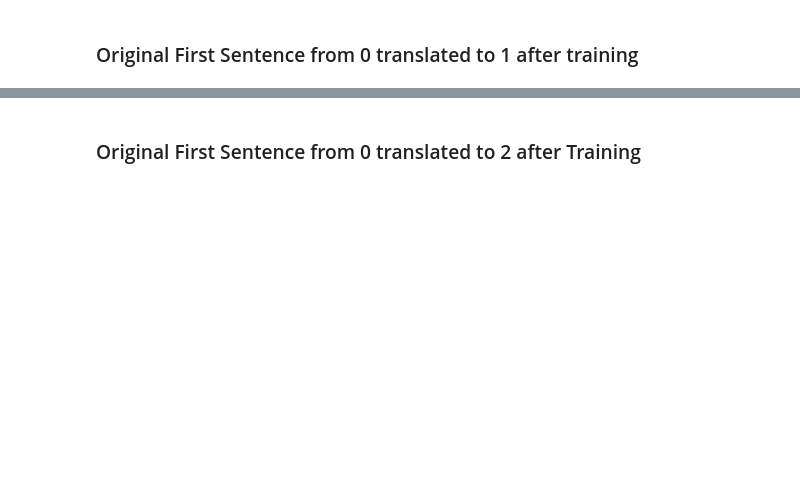
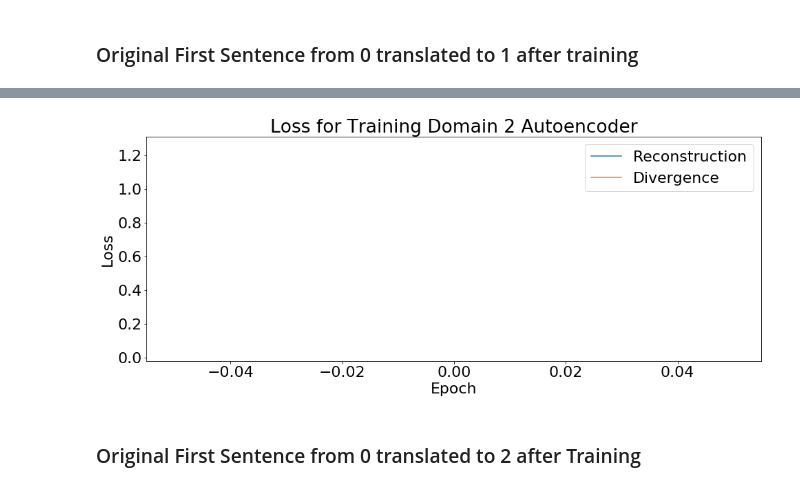
Before and after one commit to marcusdaly/style, a Jupyter notebook: Model.ipynb, the cells around one changed output, grey strips where cells are left out. Drawn from its saved outputs; the diff is of its cells as text; code cells hidden in the pictures; blank space fills up the shorter version.

```diff
--- a/Model.ipynb
+++ b/Model.ipynb
@@ -263,17 +274,22 @@ disc_optimizer = tf.keras.optimizers.Adam(lr)
 # original_domains is a list of the original domains P_z was derived from.
 
 # Currently assuming P_Z is known. Must approximate P_Z first.
-def trainAutoencodersWithPz(samples, encoders, decoders, discriminator, num_samples, original_domains, epochs=10, weight=1.0):
+def trainAutoencodersWithPz(samples, encoders, decoders, discriminator, num_samples, original_domains, epochs=10, weight=1.0, lr = 3e-3):
     N = samples.shape[1]
     k = samples.shape[0]
 
 
     for i in range(k):
         if i not in original_domains:
+            enc_optimizer = tf.keras.optimizers.Adam(lr)
+            dec_optimizer = tf.keras.optimizers.Adam(lr)
+            disc_optimizer = tf.keras.optimizers.Adam(lr)
             original_domain = np.random.choice(original_domains)
             encoder = encoders[i]
             decoder = decoders[i]
             original_encoder = encoders[original_domain]
+            recLosses = []
+            divLosses = []
             epoch = 0
             while(epoch < epochs): # could also do until some convergence criteria.
                 p_Xi_samples = sample(samples, i, num_samples)
@@ -291,13 +307,16 @@ def trainAutoencodersWithPz(samples, encoders, decoders, discriminator, num_samp
                 gradients_of_decoder = dec_tape.gradient(reconstruction_loss, decoder.trainable_variables)
                 gradients_of_discriminator = disc_tape.gradient(divergence_loss, discriminator.trainable_variables)
 
-
                 enc_optimizer.apply_gradients(zip(gradients_of_encoder, encoder.trainable_variables))
                 dec_optimizer.apply_gradients(zip(gradients_of_decoder, decoder.trainable_variables))
                 disc_optimizer.apply_gradients(zip(gradients_of_discriminator, discriminator.trainable_variables))
 
+                recLosses.append(reconstruction_loss)
+                divLosses.append(divergence_loss)
                 print('Domain {}, Epoch {}:\n\tReconstruction Loss: {}\n\tDivergence Loss: {}'.format(i, epoch+1, reconstruction_loss, divergence_loss))
+
                 epoch+=1
+            plotLosses(i, recLosses, divLosses)
 # %% [markdown]
 ### When $P_Z$ is unknown...
 "A straight-forward approach for learning the latent distribution PZ is to train a regularized autoencoder on data from a
@@ -463,2 +486,3 @@ vecSeqToSentence(translation[0,:,:])
 # %%
-trainAutoencodersWithPz(samples, encoders, decoders, discriminator, num_samples, original_domains, epochs=num_epochs, weight=weight)
+trainAutoencodersWithPz(samples, encoders, decoders, discriminator, num_samples, original_domains, epochs=num_epochs, weight=weight, lr = lr)
+# %% [output]
@@ -465,3 +492,4 @@ trainAutoencodersWithPz(samples, encoders, decoders, discriminator, num_samples,
+[figure, added]
 # %% [markdown]
 ### Original First Sentence from 0 translated to 2 after Training
 # %%
```
Also changed, not shown: parts of 25 cells of this notebook, 1 other file.
